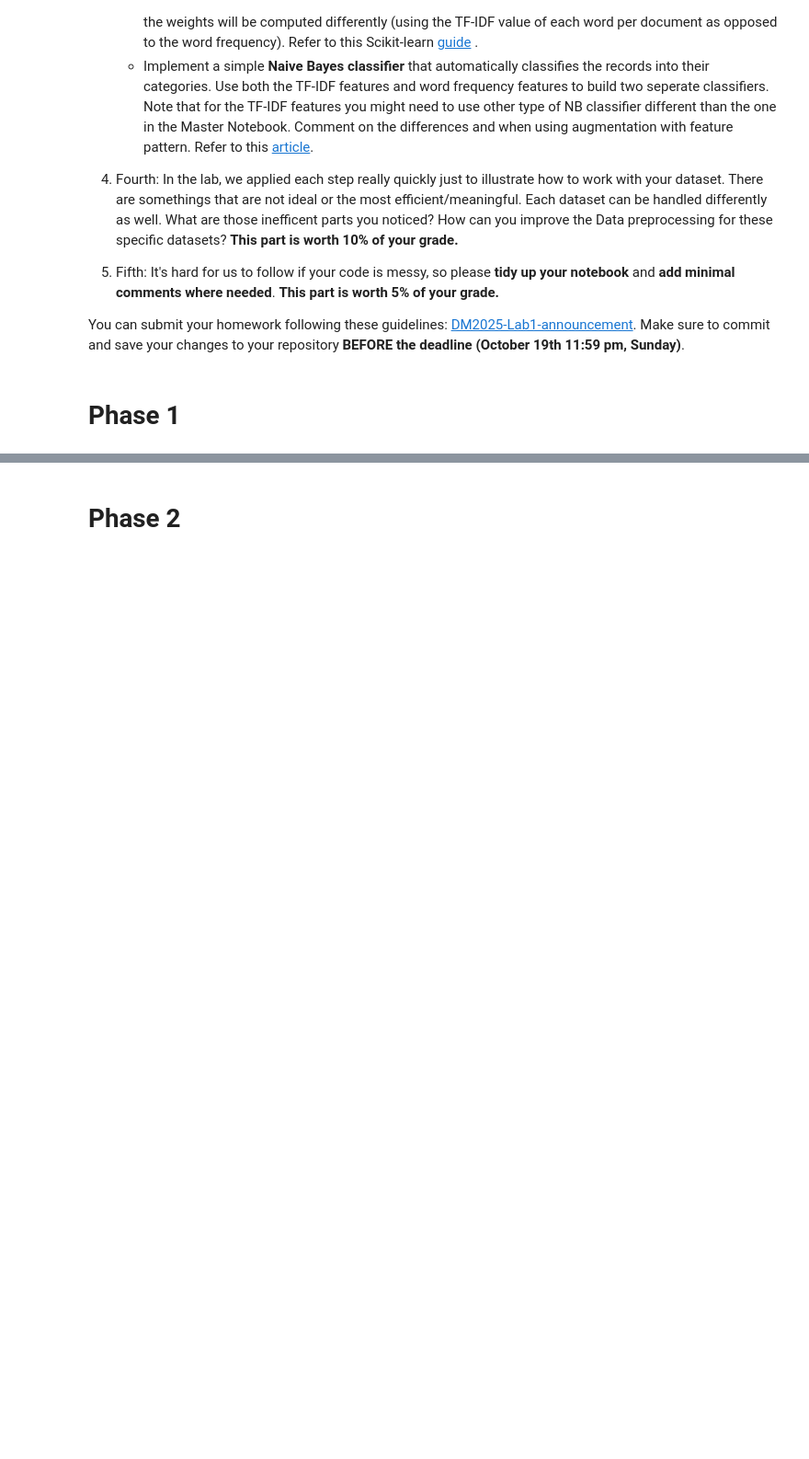
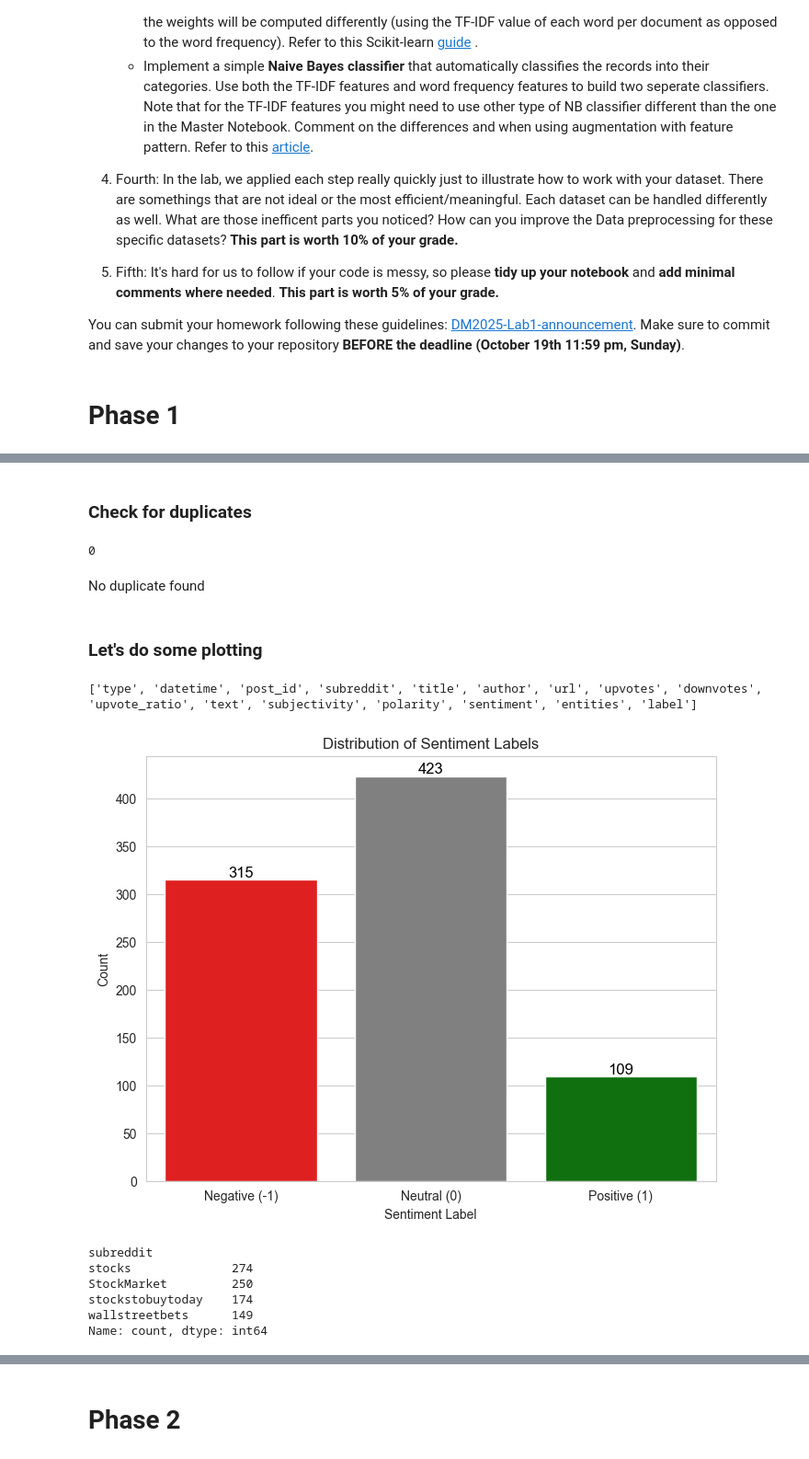
Before and after one commit to Vlhermitte/DM2025-Lab1-Exercise, a Jupyter notebook: DM2025-Lab1-Homework.ipynb, the cells around one changed output, grey strips where cells are left out. Shown: that part at 92% size. Drawn from its saved outputs; the diff is of its cells as text; code cells hidden in the pictures; blank space fills up the shorter version.

```diff
--- a/DM2025-Lab1-Homework.ipynb
+++ b/DM2025-Lab1-Homework.ipynb
@@ -62,0 +78,4 @@ You can submit your homework following these guidelines: [DM2025-Lab1-announceme
+# %%
+### Begin Assignment Here
+reddit_df = pd.read_csv("newdataset/Reddit-stock-sentiment.csv")
+reddit_df.head()
@@ -62,0 +129,44 @@ You can submit your homework following these guidelines: [DM2025-Lab1-announceme
+# %% [markdown]
+### Check for duplicates
+# %%
+sum(reddit_df.duplicated())
+# %% [output]
+0
+# %% [markdown]
+No duplicate found
+# %% [markdown]
+### Let's do some plotting
+# %%
+columns = reddit_df.columns
+print(columns.to_list())
+# %% [output]
+['type', 'datetime', 'post_id', 'subreddit', 'title', 'author', 'url', 'upvotes', 'downvotes', 'upvote_ratio', 'text', 'subjectivity', 'polarity', 'sentiment', 'entities', 'label']
+# %%
+positive_count = (reddit_df['label'] == 1.0).sum()
+neutral_count = (reddit_df['label'] == 0.0).sum()
+negative_count = (reddit_df['label'] == -1.0).sum()
+
+plt.figure(figsize=(8, 6))
+ax = sns.countplot(data=reddit_df, x='label', order=[-1.0, 0.0, 1.0], palette=["red", "gray", "green"])
+plt.title('Distribution of Sentiment Labels')
+plt.xlabel('Sentiment Label')
+plt.ylabel('Count')
+plt.xticks(ticks=[0, 1, 2], labels=['Negative (-1)', 'Neutral (0)', 'Positive (1)'])
+# Add counts on top of each bar
+for p in ax.patches:
+    ax.annotate(f'{int(p.get_height())}',
+                (p.get_x() + p.get_width() / 2., p.get_height()),
+                ha='center', va='bottom', fontsize=12, color='black')
+
+plt.show()
+# %% [output]
+[figure, added]
+# %%
+reddit_df['subreddit'].value_counts()
+# %% [output]
+subreddit
+stocks              274
+StockMarket         250
+stockstobuytoday    174
+wallstreetbets      149
+Name: count, dtype: int64
```
Also changed, not shown: parts of 17 cells of this notebook.
